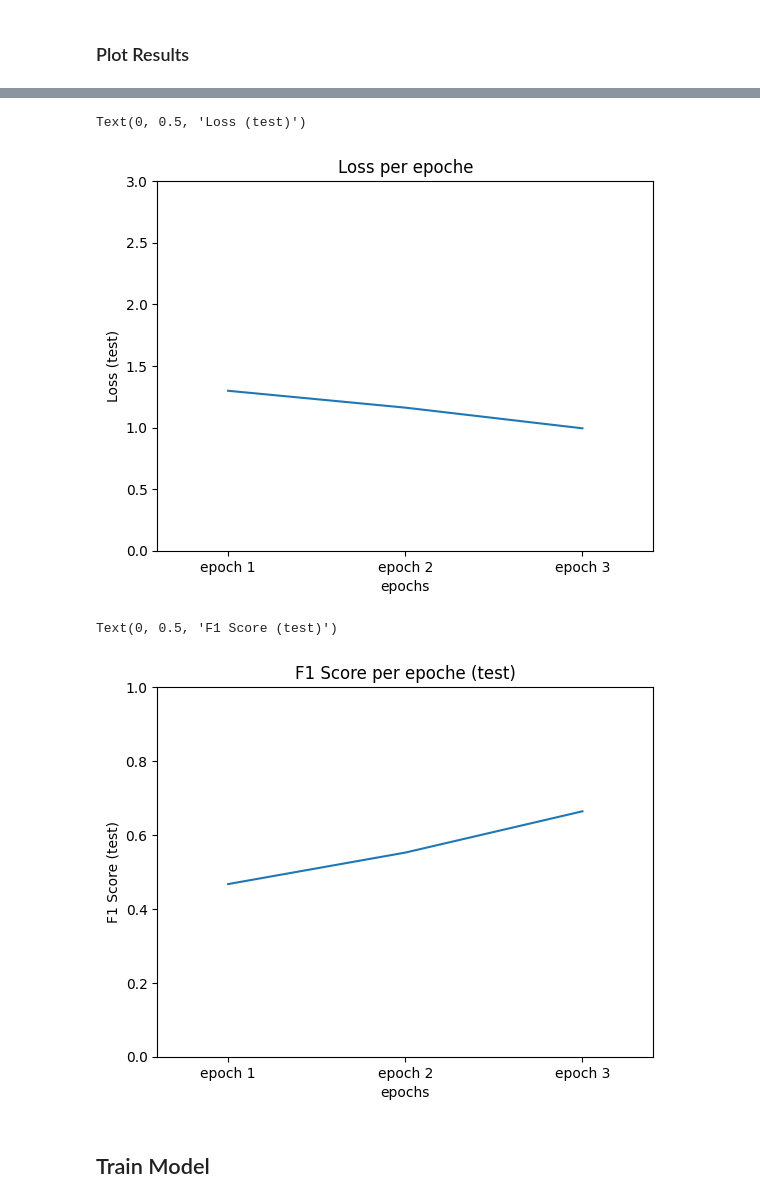
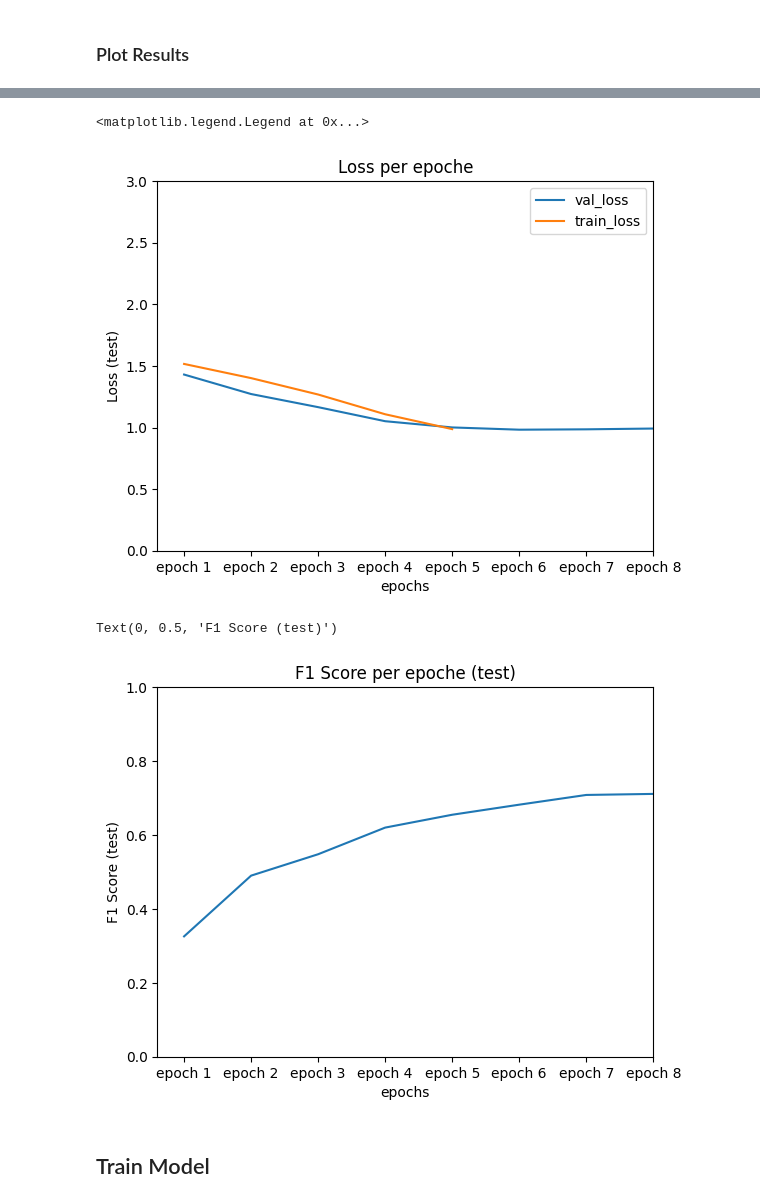
Before and after one commit to ToniGGR/Burp-NLP, a Jupyter notebook: auth_recognition/Author_recognition.ipynb, the cells around one changed output, grey strips where cells are left out. Drawn from its saved outputs; the diff is of its cells as text; code cells hidden in the pictures.

```diff
--- a/auth_recognition/Author_recognition.ipynb
+++ b/auth_recognition/Author_recognition.ipynb
@@ -88,8 +30,8 @@ Successfully installed regex-2024.11.6 tokenizers-0.21.0 transformers-4.48.3
 # %% [markdown]
 ## Import Data and clean data
 # %%
-PATH_TO_RAW_DATA = "/home/anton/Anton/Studium/DHBW /Semester_5/Text_Analysis/repo/Burg-NLP/data/rick_and_morty_master.csv"
-PATH_TO_CLEAN_DATA = r"C:\Users\admin\Desktop\Anton\duales Studium\DHBW\Semester5\Text Analysis\rick_and_morty_master_clean.csv"
+PATH_TO_RAW_DATA = "../data/rick_and_morty_master.csv"
+PATH_TO_CLEAN_DATA = r"../data/rick_and_morty_master_clean.csv"
 
 df = pd.read_csv( PATH_TO_CLEAN_DATA , index_col = "Unnamed: 0")
 df
@@ -167,8 +123,3 @@ morty     1531
 beth      1370
 summer    1302
 Name: count, dtype: int64
-# %%
-# lower strings
-texts = [ str(x).lower() for x in df['dialouge']]
-labels = df["speaker_enc"].to_list()
-labels
@@ -190,4 +147,14 @@ from transformers import EvalPrediction
 # %%
-train_texts, val_texts, train_labels, val_labels = train_test_split(texts, labels,
-                                                                    test_size=0.2, random_state=42)
+df_train, df_val = train_test_split(df,test_size=0.2, random_state=42)
+
+
+imb_speaker =  ["jerry" , "beth" , "summer"]
+df_imb_speaker = df_train[df_train.speaker.isin(imb_speaker)]
+df_train = pd.concat([df_train ,df_imb_speaker])
+
+train_labels = df_train["speaker_enc"].to_list()
+val_labels = df_val["speaker_enc"].to_list()
+
+train_texts = [ str(x).lower() for x in df_train['dialouge']]
+val_texts = [ str(x).lower() for x in df_val['dialouge']]
 # %% [output]
@@ -276,9 +222,10 @@ def compute_metrics(p: EvalPrediction):
 # %%
 from transformers import TrainingArguments, Trainer
 # %%
-# Train 3 models (1,2,3) epochs and see test result
+# Train 3 models (1,2,3,4,5) epochs and see test result
 results = []
-for x in range(3):
+trainers = []
+for x in range(8):
 
     model = DistilBertForSequenceClassification.from_pretrained('distilbert-base-uncased', num_labels=5)
 
@@ -291,21 +238,18 @@ for x in range(3):
         save_steps=1000,
         save_total_limit=2
     )
-    # Prepare data collator for padding sequences
-    data_collator = DataCollatorWithPadding(tokenizer=tokenizer)
-    # Define Trainer object for training the model
     trainer = Trainer(
         model=model,
         args=training_args,
         train_dataset=train_dataset,
         eval_dataset=val_dataset,
         tokenizer=tokenizer,
-    #    data_collator=data_collator,
         compute_metrics = compute_metrics
     )
 
     # Train the model
     trainer.train()
+    trainers.append(pd.DataFrame(trainer.state.log_history))
     # Evaluation
     eval_results = trainer.evaluate()
     results.append(eval_results)
@@ -358,17 +299,20 @@ results
 # %%
 import matplotlib.pyplot as plt
 losses = [d["eval_loss"] for d in results]
+train_loss = [x["train_loss"][0] for x in trainers]
 
-plt.plot(losses )
+plt.plot(losses , label="val_loss")
+plt.plot(train_loss , label="train_loss")
 plt.ylim(0,3)
 plt.xlim(-0.4,2.4)
-plt.xticks(ticks=range(3), labels=["epoch 1" , "epoch 2" , "epoch 3"])
+plt.xticks(ticks=range(8), labels=["epoch 1" , "epoch 2" , "epoch 3" , "epoch 4" , "epoch 5", "epoch 6" , "epoch 7" , "epoch 8"])
 plt.title("Loss per epoche")
 plt.xlabel("epochs")
 plt.ylabel("Loss (test)")
+plt.legend()
 # %% [output]
-Text(0, 0.5, 'Loss (test)')
+<matplotlib.legend.Legend at 0x...>
-[figure, old version]
+[figure, new version]
 # %%
 import matplotlib.pyplot as plt
 losses = [d["eval_f1"] for d in results]
@@ -376,13 +320,13 @@ losses = [d["eval_f1"] for d in results]
 plt.plot(losses )
 plt.ylim(0,1)
 plt.xlim(-0.4,2.4)
-plt.xticks(ticks=range(3), labels=["epoch 1" , "epoch 2" , "epoch 3"])
+plt.xticks(ticks=range(8), labels=["epoch 1" , "epoch 2" , "epoch 3" , "epoch 4" , "epoch 5", "epoch 6" , "epoch 7" , "epoch 8"])
 plt.title("F1 Score per epoche (test)")
 plt.xlabel("epochs")
 plt.ylabel("F1 Score (test)")
 # %% [output]
 Text(0, 0.5, 'F1 Score (test)')
-[figure, old version]
+[figure, new version]
 # %%
 from sklearn.model_selection import KFold
 # %% [markdown]
```
Also changed, not shown: parts of 28 cells of this notebook, 26 other files.
